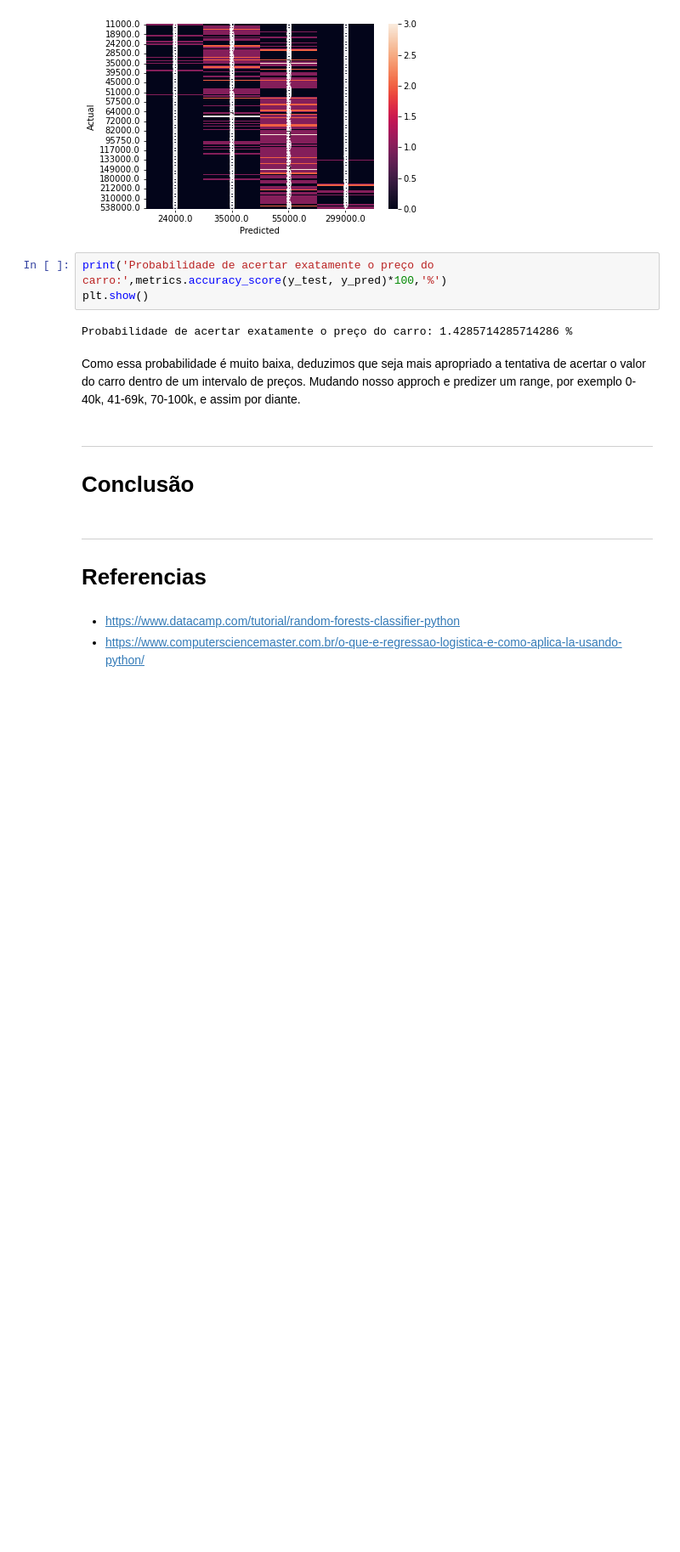
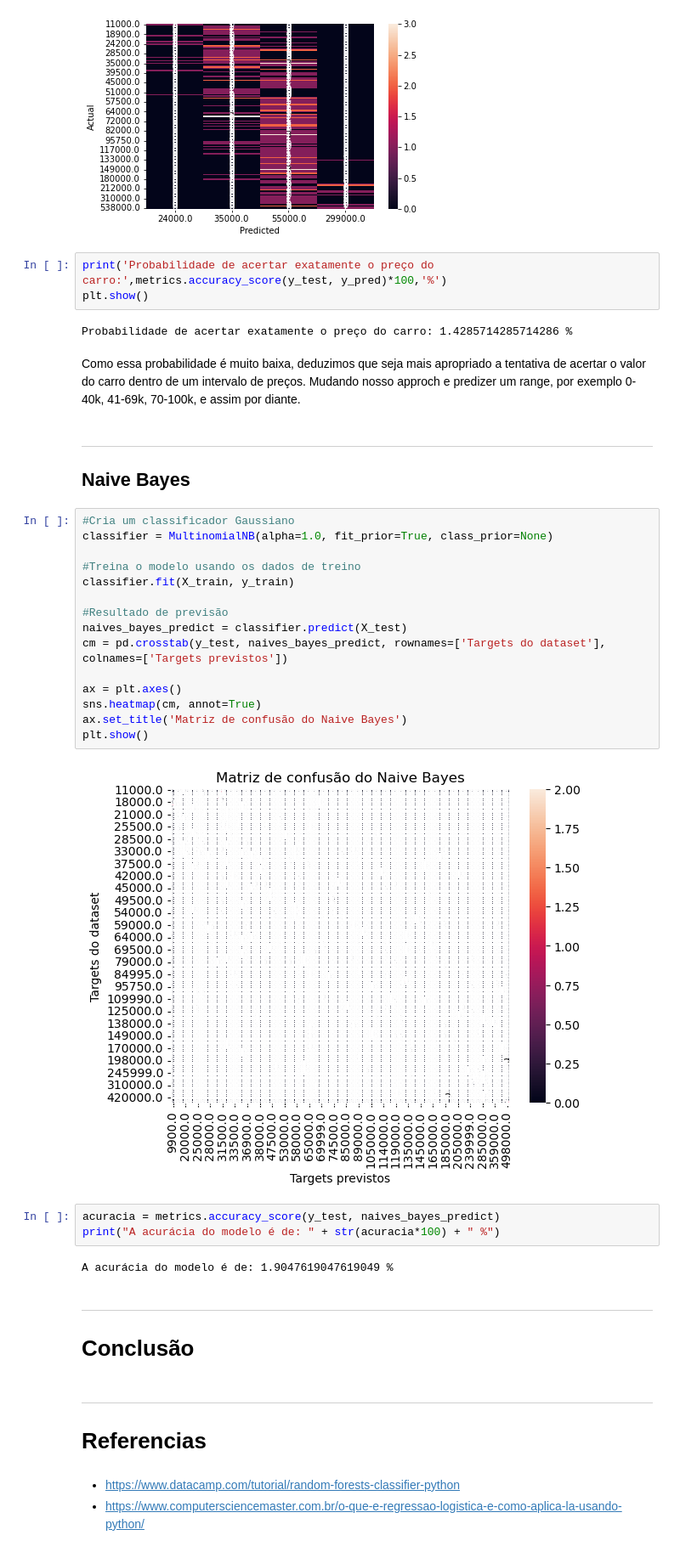
Before and after one commit to insper-classroom/22-2b-cd-p2-p2_albert_arthur_thiago, a Jupyter notebook: main.ipynb, the cells around one changed output. Shown: that part at 85% size. Cells and saved outputs as stored; diff of their text form; blank space fills up the shorter version.

Commit message:
Naive Bayes

```diff
--- a/main.ipynb
+++ b/main.ipynb
@@ -477,6 +481,31 @@ plt.show()
 Probabilidade de acertar exatamente o preço do carro: 1.4285714285714286 %
 # %% [markdown]
 Como essa probabilidade é muito baixa, deduzimos que seja mais apropriado a tentativa de acertar o valor do carro dentro de um intervalo de preços. Mudando nosso approch e predizer um range, por exemplo 0-40k, 41-69k, 70-100k, e assim por diante.
+# %% [markdown]
+----
+## Naive Bayes
+# %%
+#Cria um classificador Gaussiano
+classifier = MultinomialNB(alpha=1.0, fit_prior=True, class_prior=None)
+
+#Treina o modelo usando os dados de treino
+classifier.fit(X_train, y_train)
+
+#Resultado de previsão
+naives_bayes_predict = classifier.predict(X_test)
+cm = pd.crosstab(y_test, naives_bayes_predict, rownames=['Targets do dataset'], colnames=['Targets previstos'])
+
+ax = plt.axes()
+sns.heatmap(cm, annot=True)
+ax.set_title('Matriz de confusão do Naive Bayes')
+plt.show()
+# %% [output]
+[figure, added]
+# %%
+acuracia = metrics.accuracy_score(y_test, naives_bayes_predict)
+print("A acurácia do modelo é de: " + str(acuracia*100) + " %")
+# %% [output]
+A acurácia do modelo é de: 1.9047619047619049 %
 # %% [markdown]
 ----
 # Conclusão
```
Also changed, not shown: parts of 1 cell of this notebook.
